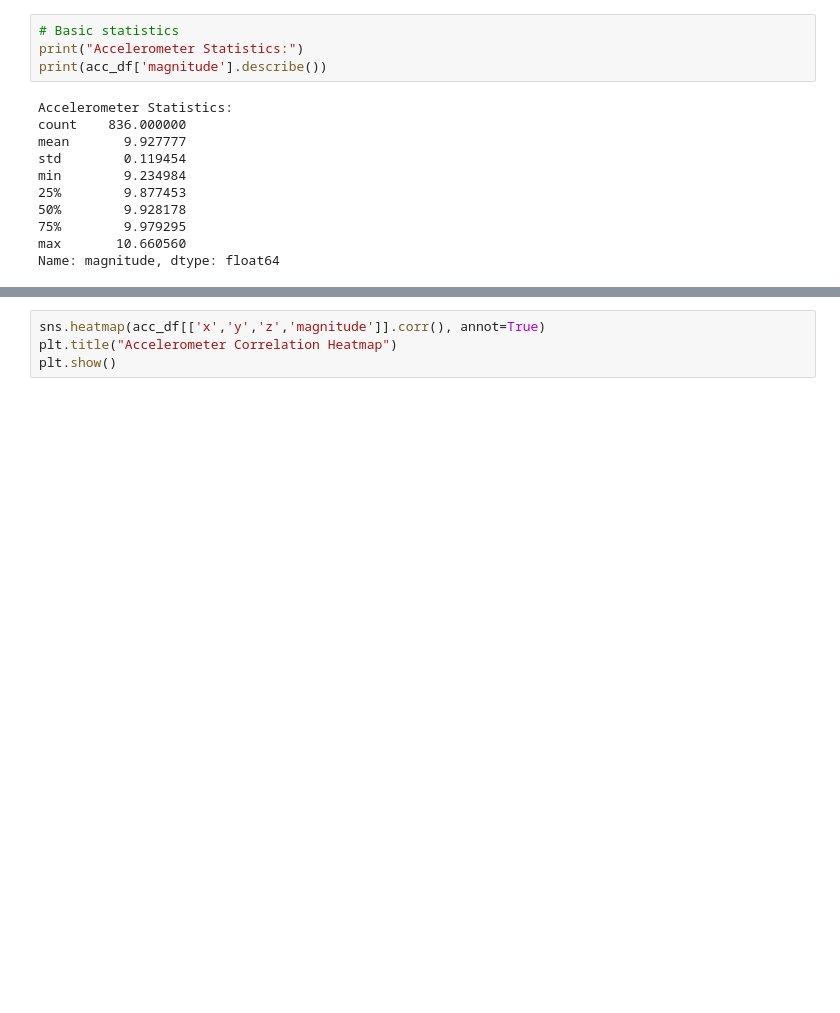
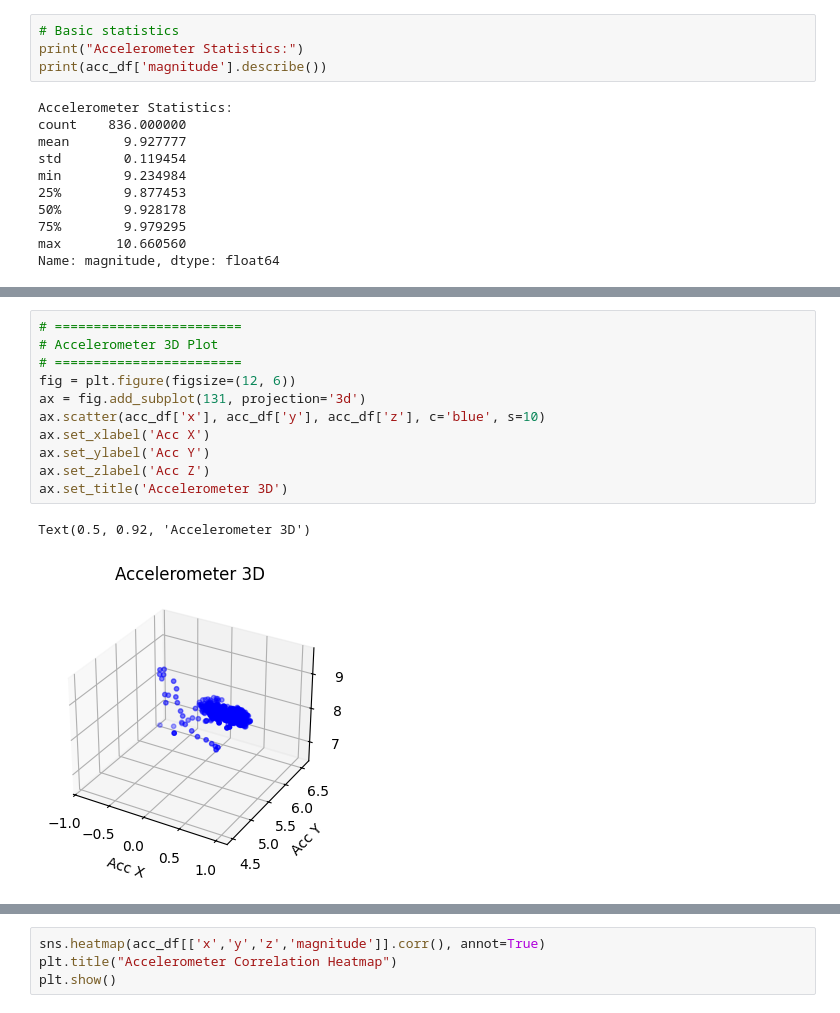
Before and after one commit to HiraNawaz2415/Assignment-1-TOPL-Roll-002-, a Jupyter notebook: assignment#1.ipynb, the cells around one changed output, grey strips where cells are left out. Saved outputs shown, nothing was run; the diff lists cells and outputs as text; blank space fills up the shorter version.

```diff
--- a/assignment#1.ipynb
+++ b/assignment#1.ipynb
@@ -201,0 +222,14 @@ Name: magnitude, dtype: float64
+# %%
+# ========================
+# Accelerometer 3D Plot
+# ========================
+fig = plt.figure(figsize=(12, 6))
+ax = fig.add_subplot(131, projection='3d')
+ax.scatter(acc_df['x'], acc_df['y'], acc_df['z'], c='blue', s=10)
+ax.set_xlabel('Acc X')
+ax.set_ylabel('Acc Y')
+ax.set_zlabel('Acc Z')
+ax.set_title('Accelerometer 3D')
+# %% [output]
+Text(0.5, 0.92, 'Accelerometer 3D')
+[figure, added]
```
Also changed, not shown: parts of 43 cells of this notebook.
